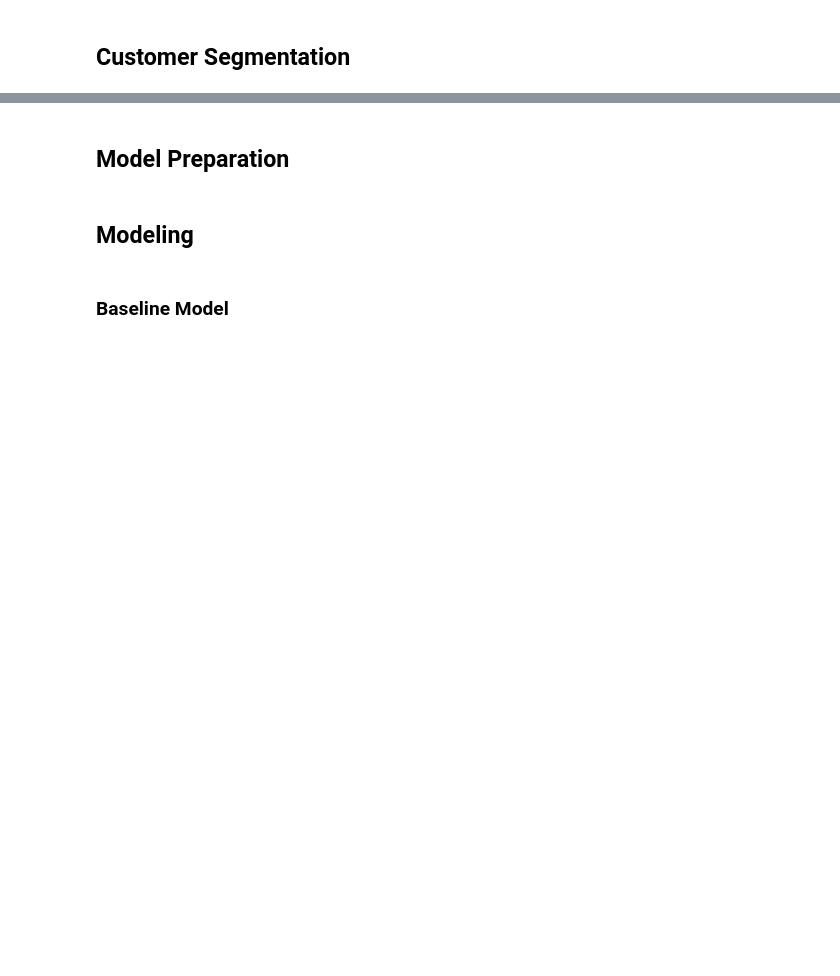
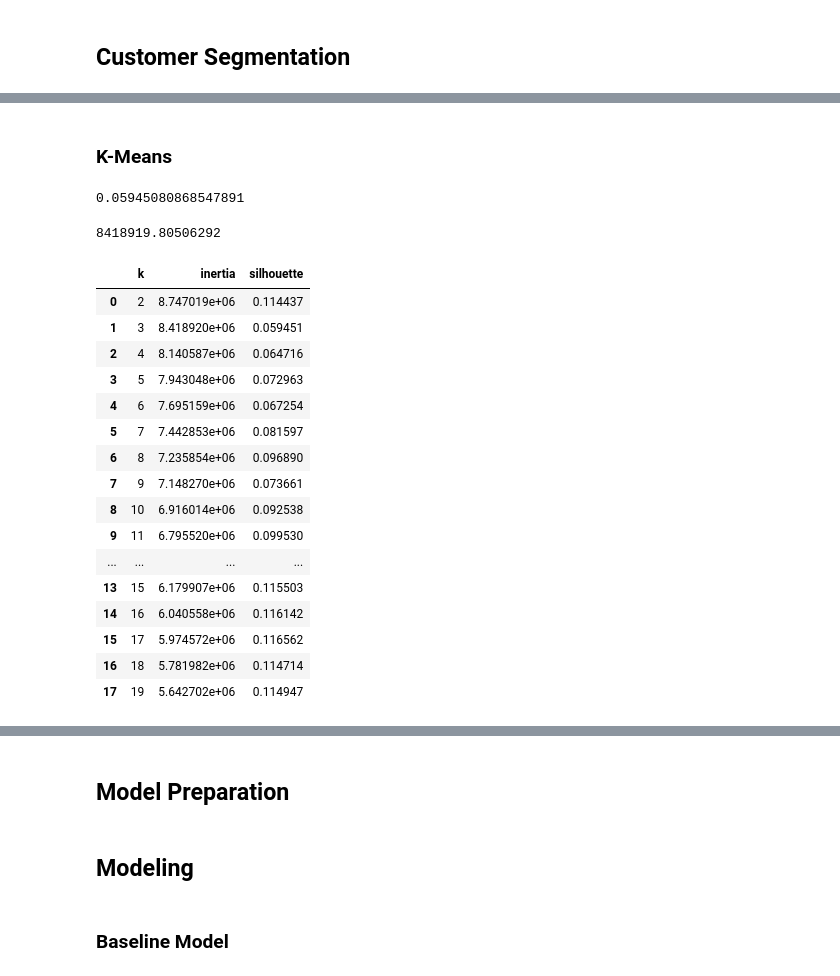
Before and after one commit to JulKelman/Predicting-Hotel-Bookings-Cancellation, a Jupyter notebook: code/Notebook 1 .ipynb, the cells around one changed output, grey strips where cells are left out. Saved outputs shown, nothing was run; the diff lists cells and outputs as text; code cells hidden in the pictures; blank space fills up the shorter version.

Commit message:
clustering + LG + KNN

```diff
--- a/code/Notebook 1 .ipynb
+++ b/code/Notebook 1 .ipynb
@@ -408,0 +453,13 @@ df['total_nights'].mean()
+# %% [markdown]
+### K-Means
+# %%
+km_3 = KMeans(n_clusters=3, random_state=RANDOM_STATE)
+km_3.fit(X_sc)
+
+silhouette_score(X_sc, km_3.labels_)
+# %% [output]
+0.05945080868547891
+# %%
+km_3.inertia_
+# %% [output]
+8418919.80506292
@@ -408,0 +481,63 @@ df['total_nights'].mean()
+# %%
+for k in range(7, 12):
+    #do the clustering
+    km = KMeans(n_clusters=k, random_state=RANDOM_STATE)
+    km.fit(X_sc)
+
+    #get inertia
+    inertia = km.inertia_
+
+    #get silhouette
+    sil = silhouette_score(X_sc, km.labels_)
+
+    #gather them
+    scores.append((k, inertia, sil))
+# %%
+for k in range(12, 17):
+    #do the clustering
+    km = KMeans(n_clusters=k, random_state=RANDOM_STATE)
+    km.fit(X_sc)
+
+    #get inertia
+    inertia = km.inertia_
+
+    #get silhouette
+    sil = silhouette_score(X_sc, km.labels_)
+
+    #gather them
+    scores.append((k, inertia, sil))
+# %%
+for k in range(17, 20):
+    #do the clustering
+    km = KMeans(n_clusters=k, random_state=RANDOM_STATE)
+    km.fit(X_sc)
+
+    #get inertia
+    inertia = km.inertia_
+
+    #get silhouette
+    sil = silhouette_score(X_sc, km.labels_)
+
+    #gather them
+    scores.append((k, inertia, sil))
+# %%
+score_df = pd.DataFrame(scores, columns=['k', 'inertia', 'silhouette'])
+score_df
+# %% [output]
+|  | k | inertia | silhouette |
+| 0 | 2 | 8.747019e+06 | 0.114437 |
+| 1 | 3 | 8.418920e+06 | 0.059451 |
+| 2 | 4 | 8.140587e+06 | 0.064716 |
+| 3 | 5 | 7.943048e+06 | 0.072963 |
+| 4 | 6 | 7.695159e+06 | 0.067254 |
+| 5 | 7 | 7.442853e+06 | 0.081597 |
+| 6 | 8 | 7.235854e+06 | 0.096890 |
+| 7 | 9 | 7.148270e+06 | 0.073661 |
+| 8 | 10 | 6.916014e+06 | 0.092538 |
+| 9 | 11 | 6.795520e+06 | 0.099530 |
+| ... | ... | ... | ... |
+| 13 | 15 | 6.179907e+06 | 0.115503 |
+| 14 | 16 | 6.040558e+06 | 0.116142 |
+| 15 | 17 | 5.974572e+06 | 0.116562 |
+| 16 | 18 | 5.781982e+06 | 0.114714 |
+| 17 | 19 | 5.642702e+06 | 0.114947 |
```
Also changed, not shown: parts of 47 cells of this notebook.
